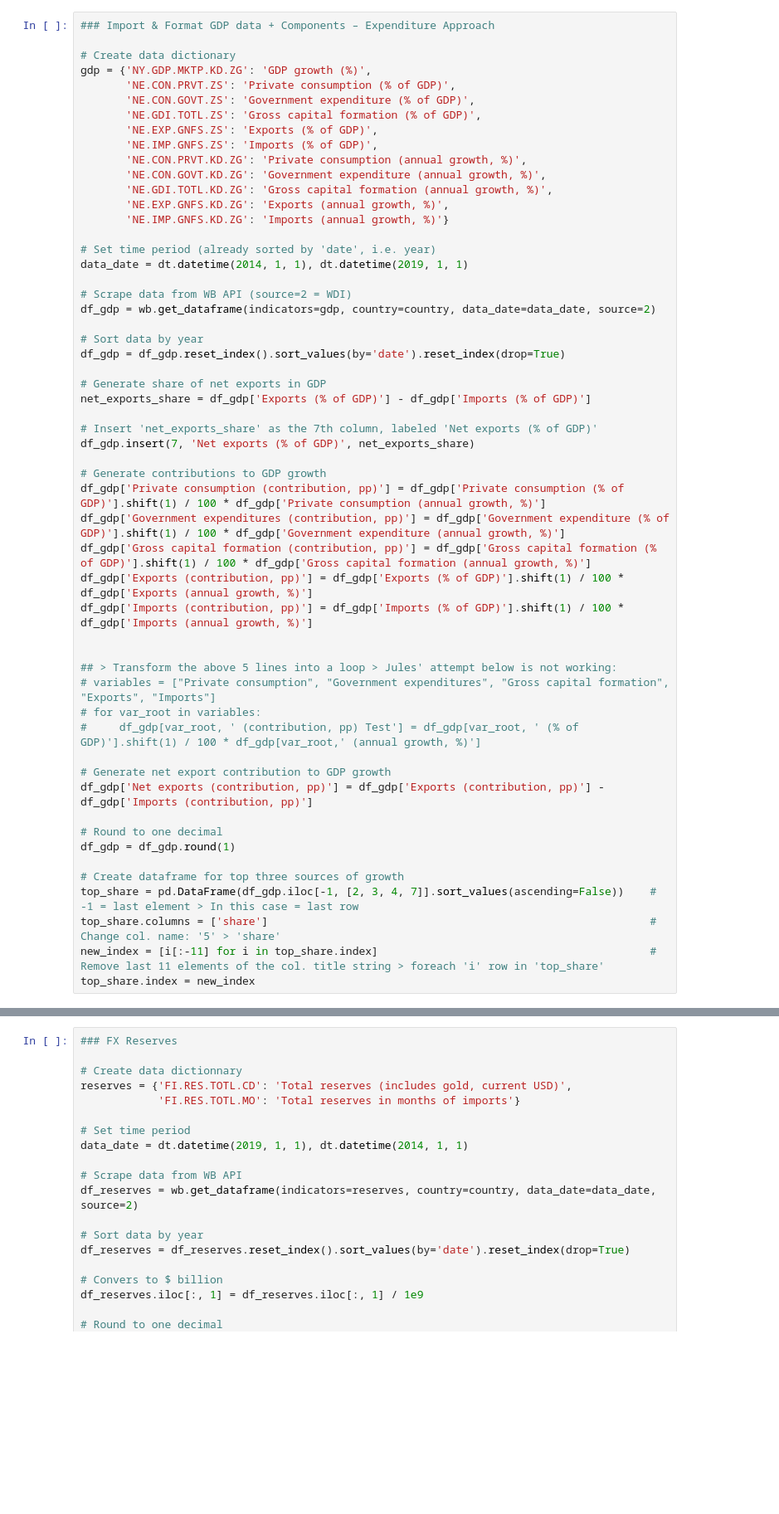
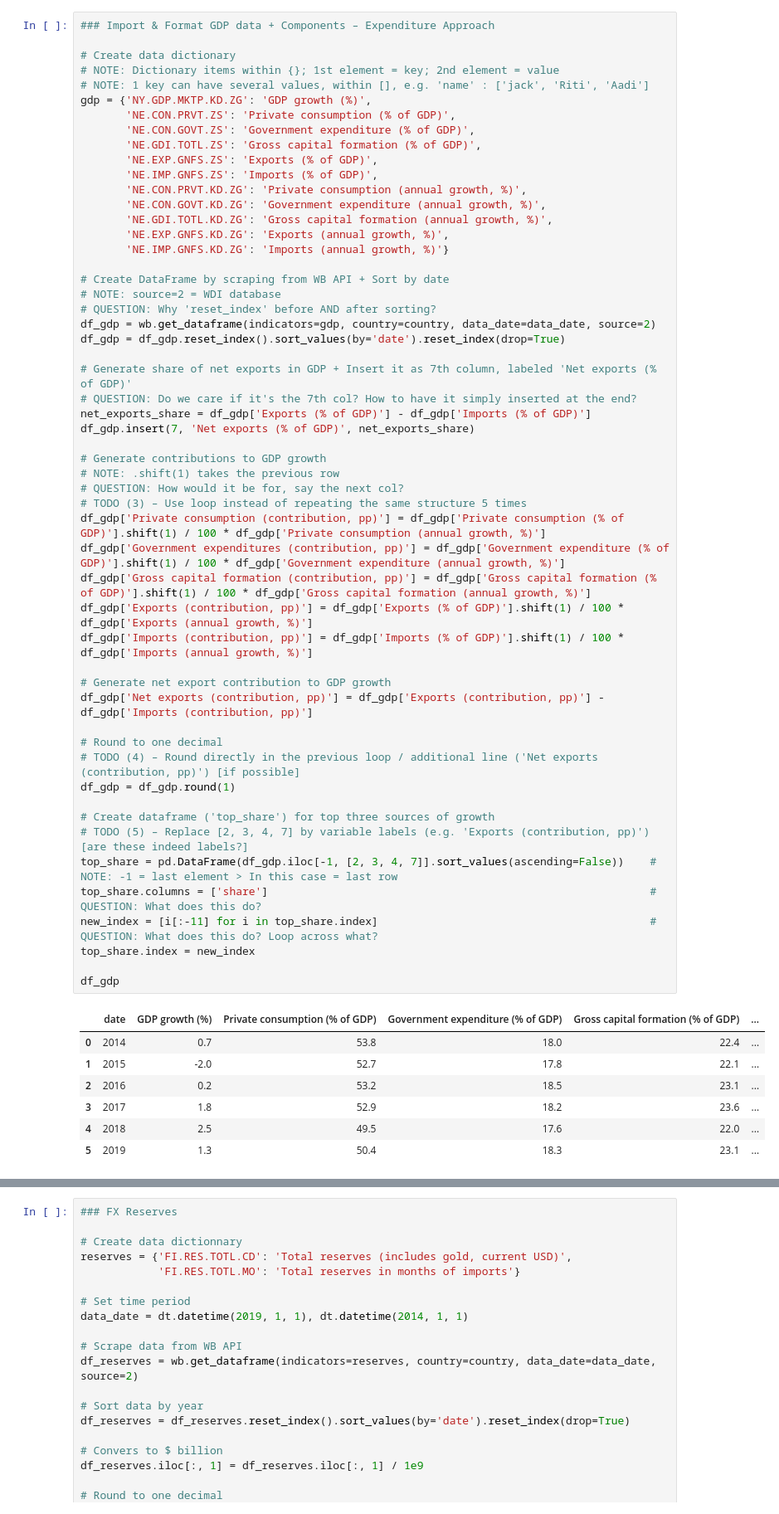
Before and after one commit to jessonpagaduan/ADO-Russia, a Jupyter notebook: RUS-ADO.ipynb, the cells around one changed output, grey strips where cells are left out. Shown: that part at 83% size. Cells and saved outputs as stored; diff of their text form; blank space fills up the shorter version.

```diff
--- a/RUS-ADO.ipynb
+++ b/RUS-ADO.ipynb
@@ -36,57 +59,64 @@ doc.add_heading(f'{country_codes.at[country, country]}: Asian Development Outloo
 ### Import & Format GDP data + Components – Expenditure Approach
 
 # Create data dictionary
+# NOTE: Dictionary items within {}; 1st element = key; 2nd element = value
+# NOTE: 1 key can have several values, within [], e.g. 'name' : ['jack', 'Riti', 'Aadi']
 gdp = {'NY.GDP.MKTP.KD.ZG': 'GDP growth (%)',
        'NE.CON.PRVT.ZS': 'Private consumption (% of GDP)',
        'NE.CON.GOVT.ZS': 'Government expenditure (% of GDP)',
        'NE.GDI.TOTL.ZS': 'Gross capital formation (% of GDP)',
        'NE.EXP.GNFS.ZS': 'Exports (% of GDP)',
        'NE.IMP.GNFS.ZS': 'Imports (% of GDP)',
        'NE.CON.PRVT.KD.ZG': 'Private consumption (annual growth, %)',
        'NE.CON.GOVT.KD.ZG': 'Government expenditure (annual growth, %)',
        'NE.GDI.TOTL.KD.ZG': 'Gross capital formation (annual growth, %)',
        'NE.EXP.GNFS.KD.ZG': 'Exports (annual growth, %)',
        'NE.IMP.GNFS.KD.ZG': 'Imports (annual growth, %)'}
 
-# Set time period (already sorted by 'date', i.e. year)
-data_date = dt.datetime(2014, 1, 1), dt.datetime(2019, 1, 1)
-
-# Scrape data from WB API (source=2 = WDI)
+# Create DataFrame by scraping from WB API + Sort by date
+# NOTE: source=2 = WDI database
+# QUESTION: Why 'reset_index' before AND after sorting?
 df_gdp = wb.get_dataframe(indicators=gdp, country=country, data_date=data_date, source=2)
-
-# Sort data by year
 df_gdp = df_gdp.reset_index().sort_values(by='date').reset_index(drop=True)
 
-# Generate share of net exports in GDP
+# Generate share of net exports in GDP + Insert it as 7th column, labeled 'Net exports (% of GDP)'
+# QUESTION: Do we care if it's the 7th col? How to have it simply inserted at the end?
 net_exports_share = df_gdp['Exports (% of GDP)'] - df_gdp['Imports (% of GDP)']
-
-# Insert 'net_exports_share' as the 7th column, labeled 'Net exports (% of GDP)'
 df_gdp.insert(7, 'Net exports (% of GDP)', net_exports_share)
 
 # Generate contributions to GDP growth
+# NOTE: .shift(1) takes the previous row
+# QUESTION: How would it be for, say the next col?
+# TODO (3) – Use loop instead of repeating the same structure 5 times
 df_gdp['Private consumption (contribution, pp)'] = df_gdp['Private consumption (% of GDP)'].shift(1) / 100 * df_gdp['Private consumption (annual growth, %)']
 df_gdp['Government expenditures (contribution, pp)'] = df_gdp['Government expenditure (% of GDP)'].shift(1) / 100 * df_gdp['Government expenditure (annual growth, %)']
 df_gdp['Gross capital formation (contribution, pp)'] = df_gdp['Gross capital formation (% of GDP)'].shift(1) / 100 * df_gdp['Gross capital formation (annual growth, %)']
 df_gdp['Exports (contribution, pp)'] = df_gdp['Exports (% of GDP)'].shift(1) / 100 * df_gdp['Exports (annual growth, %)']
 df_gdp['Imports (contribution, pp)'] = df_gdp['Imports (% of GDP)'].shift(1) / 100 * df_gdp['Imports (annual growth, %)']
 
-
-## > Transform the above 5 lines into a loop > Jules' attempt below is not working:
-# variables = ["Private consumption", "Government expenditures", "Gross capital formation", "Exports", "Imports"]
-# for var_root in variables:
-#     df_gdp[var_root, ' (contribution, pp) Test'] = df_gdp[var_root, ' (% of GDP)'].shift(1) / 100 * df_gdp[var_root,' (annual growth, %)']
-
 # Generate net export contribution to GDP growth
 df_gdp['Net exports (contribution, pp)'] = df_gdp['Exports (contribution, pp)'] - df_gdp['Imports (contribution, pp)']
 
 # Round to one decimal
+# TODO (4) – Round directly in the previous loop / additional line ('Net exports (contribution, pp)') [if possible]
 df_gdp = df_gdp.round(1)
 
-# Create dataframe for top three sources of growth
-top_share = pd.DataFrame(df_gdp.iloc[-1, [2, 3, 4, 7]].sort_values(ascending=False))    # -1 = last element > In this case = last row
-top_share.columns = ['share']                                                           # Change col. name: '5' > 'share'
-new_index = [i[:-11] for i in top_share.index]                                          # Remove last 11 elements of the col. title string > foreach 'i' row in 'top_share'
+# Create dataframe ('top_share') for top three sources of growth
+# TODO (5) – Replace [2, 3, 4, 7] by variable labels (e.g. 'Exports (contribution, pp)') [are these indeed labels?]
+top_share = pd.DataFrame(df_gdp.iloc[-1, [2, 3, 4, 7]].sort_values(ascending=False))    # NOTE: -1 = last element > In this case = last row
+top_share.columns = ['share']                                                           # QUESTION: What does this do?
+new_index = [i[:-11] for i in top_share.index]                                          # QUESTION: What does this do? Loop across what?
 top_share.index = new_index
+
+df_gdp
+# %% [output]
+|  | date | GDP growth (%) | Private consumption (% of GDP) | Government expenditure (% of GDP) | Gross capital formation (% of GDP) | ... |
+| 0 | 2014 | 0.7 | 53.8 | 18.0 | 22.4 | ... |
+| 1 | 2015 | -2.0 | 52.7 | 17.8 | 22.1 | ... |
+| 2 | 2016 | 0.2 | 53.2 | 18.5 | 23.1 | ... |
+| 3 | 2017 | 1.8 | 52.9 | 18.2 | 23.6 | ... |
+| 4 | 2018 | 2.5 | 49.5 | 17.6 | 22.0 | ... |
+| 5 | 2019 | 1.3 | 50.4 | 18.3 | 23.1 | ... |
 # %%
 ### GDP Growth Section
 
```
Also changed, not shown: parts of 10 cells of this notebook.
